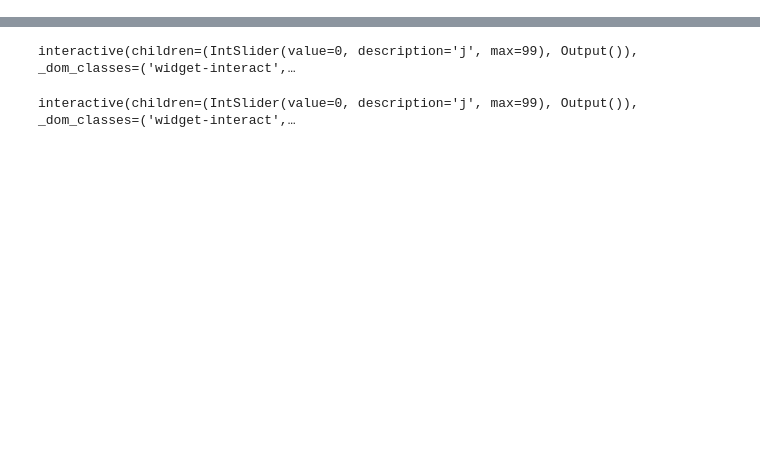
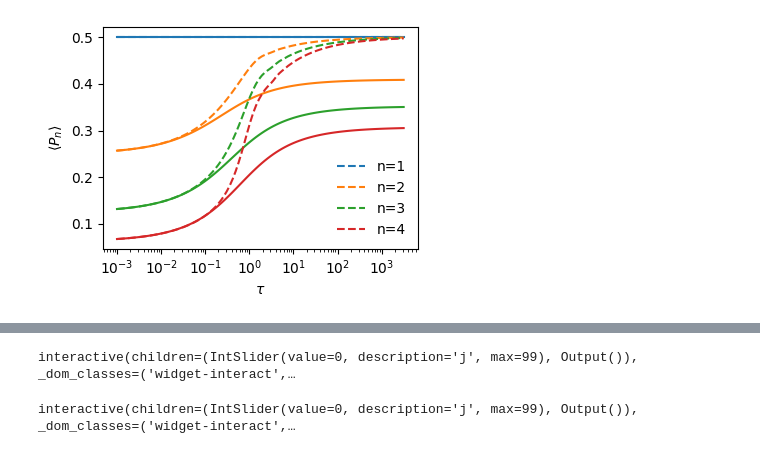
Before and after one commit to KristianMunnikhuis/subsystem_loschmidt_echo, a Jupyter notebook: scripts/Structure_factor_means_defects/investigation_of_structure_factor_against_n.ipynb, the cells around one changed output, grey strips where cells are left out. Cells and saved outputs as stored; diff of their text form; code cells hidden in the pictures; blank space fills up the shorter version.

```diff
--- a/scripts/Structure_factor_means_defects/investigation_of_structure_factor_against_n.ipynb
+++ b/scripts/Structure_factor_means_defects/investigation_of_structure_factor_against_n.ipynb
@@ -17,2 +17,21 @@ states= np.load(folder+"data_KZ_L500_t0_N100_tau1.0e-03-3.2e+03.npz")['states']
 PP_quenched = ([np.load(filename)['PP_corr'] for filename in tau_filenames])
 crit = ([np.load(filename) for filename in critical_corr_filenames])
+# %%
+plt.figure(figsize=(4, 3))
+colors = [f"C{i}" for i in range(len(n_values))]
+
+for i, n in enumerate(n_values):
+    vals1 = np.array([kz.P_n(n, s) for s in states])
+    vals2 = np.array([kz.P_n(n, s) for s in states2])
+    plt.plot(taus, vals1, color=colors[i])
+    plt.plot(taus, vals2, "--", color=colors[i], label=f"n={n}")
+
+plt.xscale("log")
+plt.xlabel(r"$\tau$")
+plt.ylabel(r"$\langle P_n\rangle$")
+plt.legend(frameon=False)
+plt.tight_layout()
+plt.savefig("Fellowship_figure_2.png")
+plt.show()
+# %% [output]
+[figure, added]
```
Also changed, not shown: parts of 14 cells of this notebook, 24 other files.
